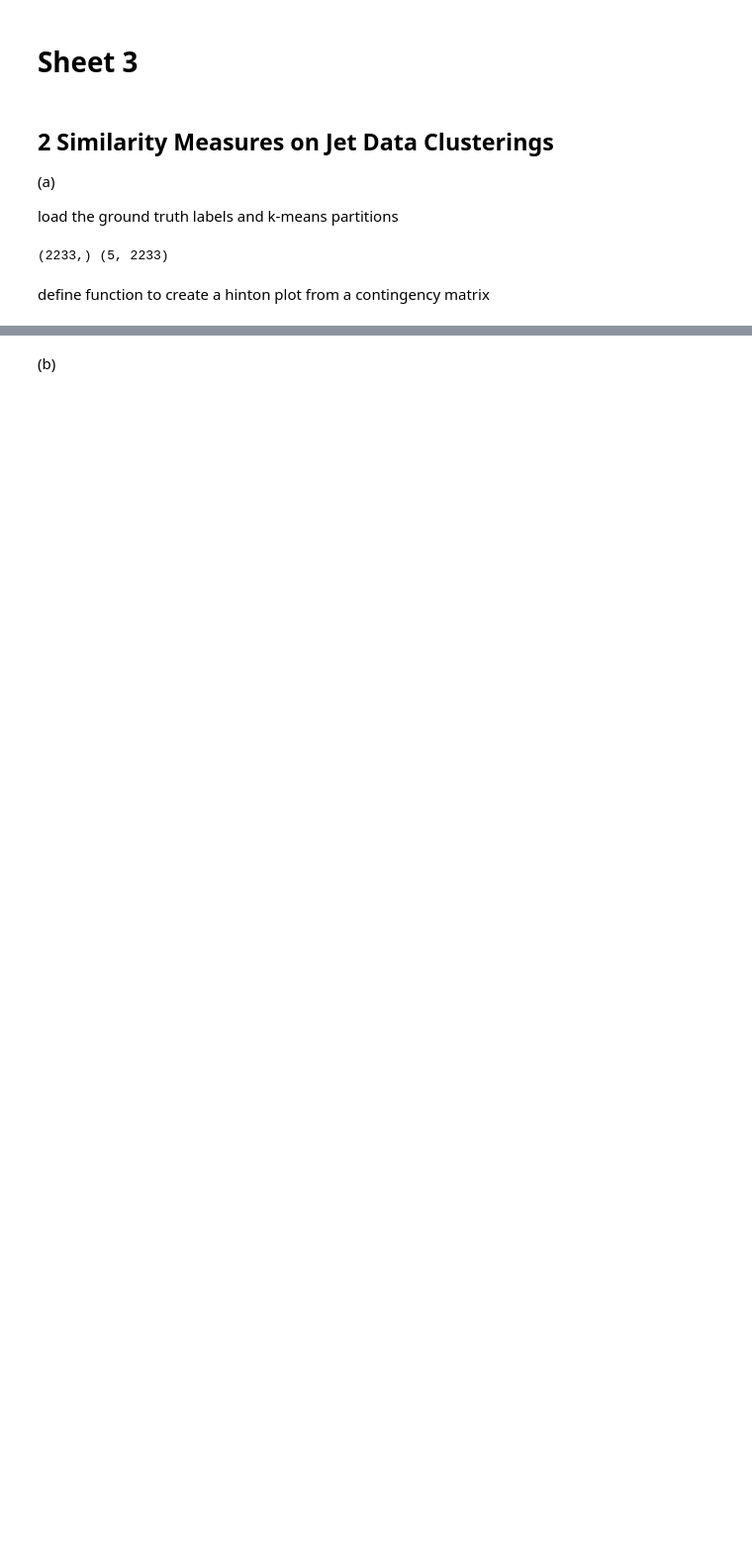
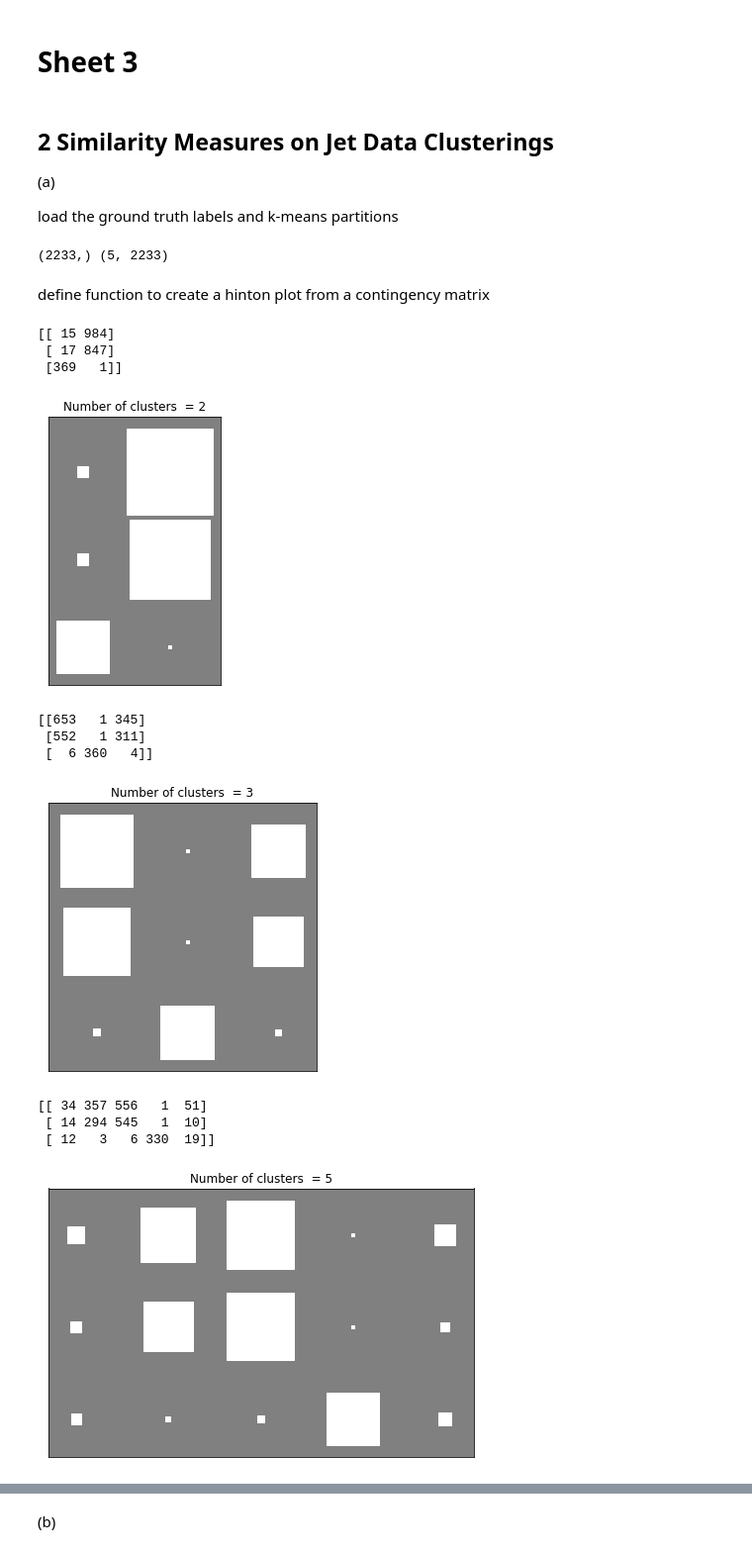
Before and after one commit to Bhavesh012/mlph_group_work, a Jupyter notebook: Sols/Ex3/sheet03.ipynb, the cells around one changed output, grey strips where cells are left out. Shown at 99% size. Drawn from its saved outputs; the diff is of its cells as text; code cells hidden in the pictures; blank space fills up the shorter version.

```diff
--- a/Sols/Ex3/sheet03.ipynb
+++ b/Sols/Ex3/sheet03.ipynb
@@ -53,6 +55,32 @@ def hinton_plot(matrix, max_weight=None, ax=None):
 # %%
 # TODO: compute the contingency matrices between labels and k-means partitions
 #       (either implement your own or find the function in sklearn.metrics.cluster)
 
+
 # TODO: visualize the contingency matrices via hinton plots and
 #       label the plots by the number of clusters used in k-means
+
+
+cont_matrix = {2:np.array([]),3:np.array([]),5:np.array([]),10:np.array([]),20:np.array([])}   ##this array will store contigency matrix for all clusters
+
+for i in range(len(ks)):  ##looping over all the clusters
+    cont_matrix[ks[i]] = contingency_matrix(labels.T,partitions[i,:].T)  ##  calculating contigency matrix
+    print(cont_matrix[ks[i]])
+    fig, axs = plt.subplots(1, 1, figsize=(8, 5))   ##inittializing plot
+    axs.set_title('Number of clusters  = '+str(ks[i]))
+
+    hinton_plot(cont_matrix[ks[i]].T,max_weight=None,ax = axs)  ##passing the values
+    plt.show()
+# %% [output]
+[[ 15 984]
+ [ 17 847]
+ [369   1]]
+[figure, added]
+[[653   1 345]
+ [552   1 311]
+ [  6 360   4]]
+[figure, added]
+[[ 34 357 556   1  51]
+ [ 14 294 545   1  10]
+ [ 12   3   6 330  19]]
+[figure, added]
```
Also changed, not shown: parts of 17 cells of this notebook.
